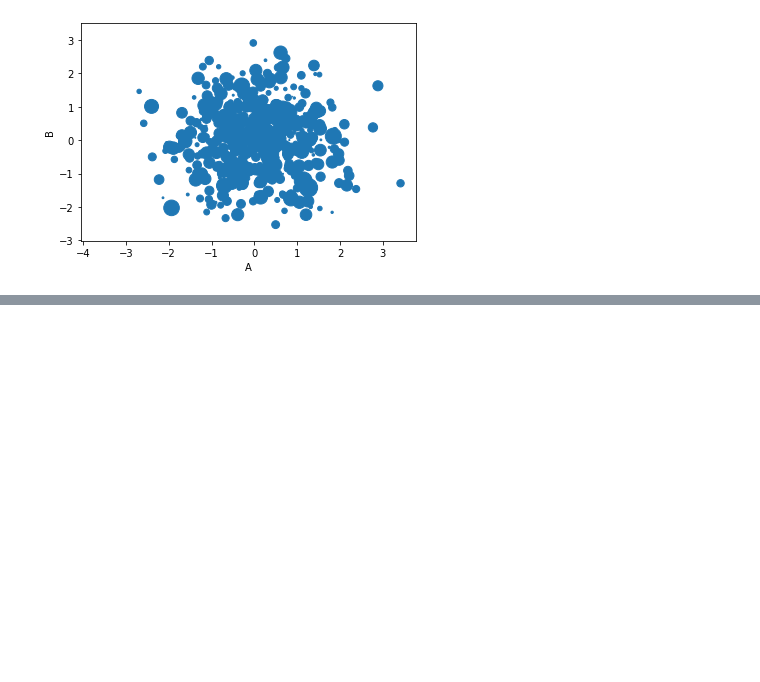
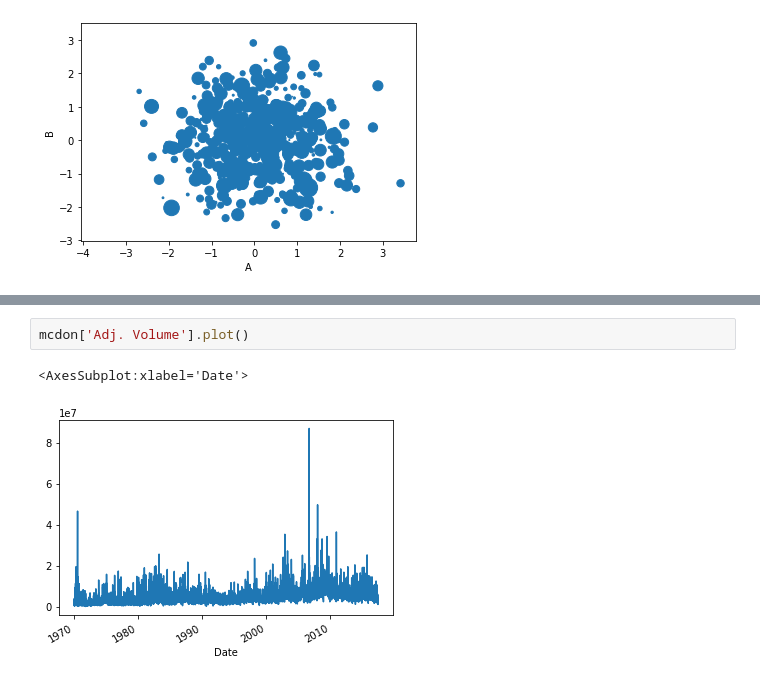
Before and after one commit to RobsonRamos/PythonForFinance, a Jupyter notebook: 04-Visualization-Matplotlib-Pandas/04-02-Pandas Visualization/PandasAndMatplotlib.ipynb, the cells around one changed output, grey strips where cells are left out. Drawn from its saved outputs; the diff is of its cells as text; blank space fills up the shorter version.

```diff
--- a/04-Visualization-Matplotlib-Pandas/04-02-Pandas Visualization/PandasAndMatplotlib.ipynb
+++ b/04-Visualization-Matplotlib-Pandas/04-02-Pandas Visualization/PandasAndMatplotlib.ipynb
@@ -60,0 +70,5 @@ df['a'].plot.density()
+# %%
+mcdon['Adj. Volume'].plot()
+# %% [output]
+<AxesSubplot:xlabel='Date'>
+[figure, added]
```
Also changed, not shown: parts of 9 cells of this notebook, 1 other file.
